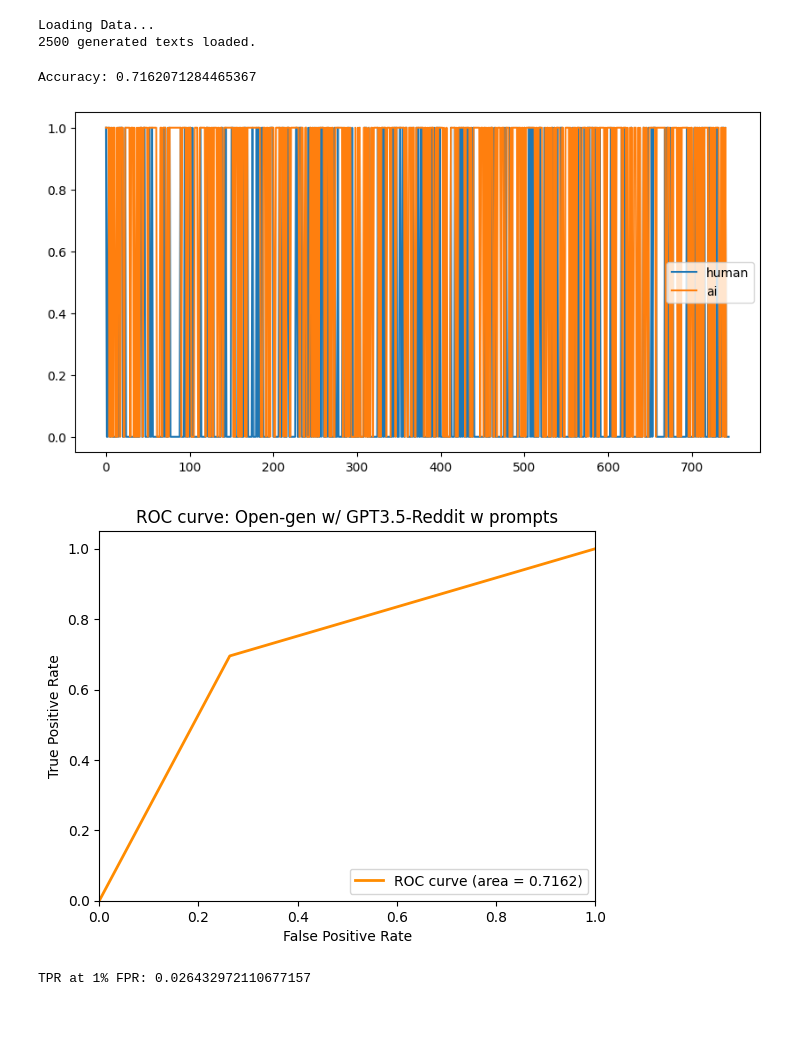
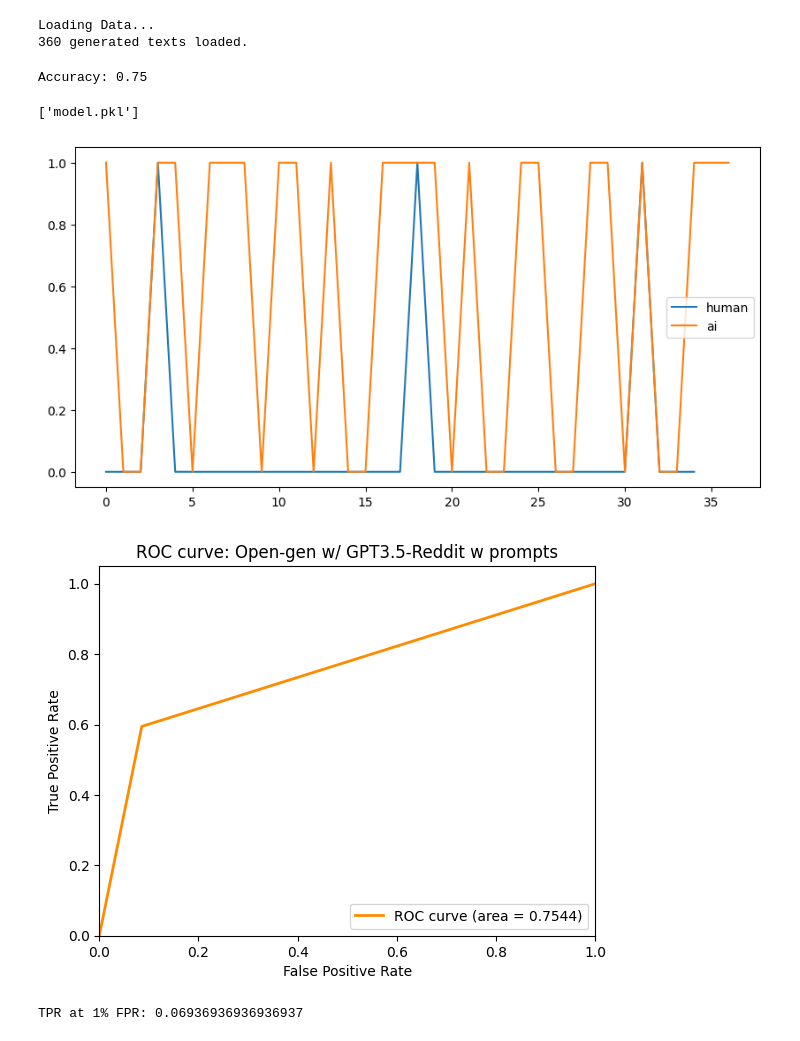
Before and after one commit to AJR07/EDMaL, a Jupyter notebook: src/predict_SVM.ipynb, the cells around one changed output. Saved outputs shown, nothing was run; the diff lists cells and outputs as text; code cells hidden in the pictures.

```diff
--- a/src/predict_SVM.ipynb
+++ b/src/predict_SVM.ipynb
@@ -13,8 +13,8 @@ import time
 
 start_time = time.time()
 METHOD = "SVM"
-DATA = "Reddit_Minimum_100"
-PATH = "./regenerated/results_reddit_min100.json"
+DATA = "GPT2"
+PATH = "./regenerated/results_reddit_gpt2.json"
 
 #! N-Gram Score Generation
 def get_score_ngrams(target_ngrams, prediction_ngrams):
@@ -42,7 +42,7 @@ with open(PATH, "r") as f:
 print(f"{len(data)} generated texts loaded.")
 # %% [output]
 Loading Data...
-2500 generated texts loaded.
+360 generated texts loaded.
 # %%
 #! Calculate n-grams
 ngram_overlap_count_wq = []
@@ -75,10 +75,14 @@ for idx in tqdm(range(len(data))):
 # %%
 #! Train an SVM on the data we have gathered
 from sklearn import svm
-TEST_TRAIN_RATIO = 0.4
+import joblib
+import random
+
+TEST_TRAIN_RATIO = 0.8
 
 # Parse Data
-ngram_shuffled = np.random.permutation(ngram_overlap_count_wq)
+random.shuffle(ngram_overlap_count_wq)
+ngram_shuffled = ngram_overlap_count_wq
 
 X = []
 Y = []
@@ -125,8 +129,12 @@ for idx in range(len(Y_pred)):
 		ai_scores.append(Y_pred[idx])
 
 print("Accuracy:", sum(Y_pred == Y_test)/len(Y_test))
+
+# save
+joblib.dump(clf, "model.pkl")
 # %% [output]
-Accuracy: 0.7162071284465367
+Accuracy: 0.75
+['model.pkl']
 # %%
 #! Plot Results
 plt.figure(figsize=(10, 5))
@@ -135,7 +143,7 @@ plt.plot(ai_scores, label='ai')
 plt.legend()
 plt.show()
 # %% [output]
-[figure, old version]
+[figure, new version]
 # %%
 #! ROC Curve Plotting
 def plot_roc_curve(human_scores, gpt_scores):
@@ -151,38 +159,41 @@ def plot_roc_curve(human_scores, gpt_scores):
     roc_auc = auc(fpr, tpr)
     # Plot ROC curve
     plt.figure()
     plt.plot(fpr, tpr, color='darkorange', lw=2, label='ROC curve (area = %0.4f)' % roc_auc)
     plt.xlim([0.0, 1.0])
     plt.ylim([0.0, 1.05])
     plt.xlabel('False Positive Rate')
     plt.ylabel('True Positive Rate')
     plt.title('ROC curve: Open-gen w/ GPT3.5-Reddit w prompts' )
     plt.legend(loc="lower right")
     plt.show()
 
     # find the closest fpr more than 1% fpr
+    fpr_setting = 0.01
     coords1 = (0, 0)
     for idx, fpr_ in enumerate(fpr):
-        if fpr_ > 0.01:
+        if fpr_ > fpr_setting:
             coords1 = (float(fpr[idx]), float(tpr[idx]))
             break
 
     coords2 = (0, 0)
     for idx, fpr_ in enumerate(reversed(fpr)):
-        if fpr_ < 0.01:
+        if fpr_ < fpr_setting:
             coords2 = (float(fpr[len(fpr) - idx - 1]), float(fpr[len(fpr) - idx - 1]))
             break
 
     # (x1, y1) and (x2, y2)
     # Gradient = (y2 - y1) / (x2 - x1)
     # y = [(y2 - y1) / (x2 - x1)] (0.01 - x2) + y2
-    tpr_at_one_fpr = ((coords2[1] - coords1[1]) / (coords2[0] - coords1[0])) * (0.01 - coords2[0]) + coords2[1]
+    tpr_at_one_fpr = ((coords2[1] - coords1[1]) / (coords2[0] - coords1[0])) * (fpr_setting - coords2[0]) + coords2[1]
     print(f"TPR at 1% FPR: {tpr_at_one_fpr}")
 
+    json.dump([(fpr[i], tpr[i], thresholds[i]) for i in range(len(fpr))], open(f"results.json", "w+"))
+
 plot_roc_curve(human_scores, ai_scores)
 # %% [output]
-[figure, old version]
+[figure, new version]
-TPR at 1% FPR: 0.026432972110677157
+TPR at 1% FPR: 0.06936936936936937
 # %%
 # Save Results
 import json
```
Also changed, not shown: 12 other files.
